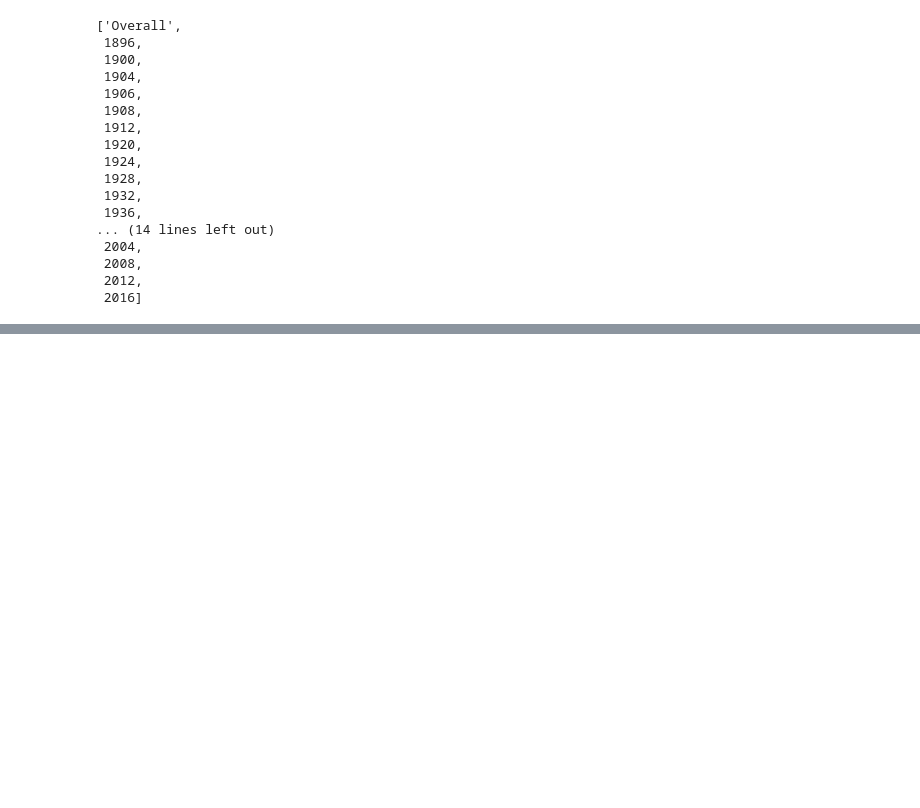
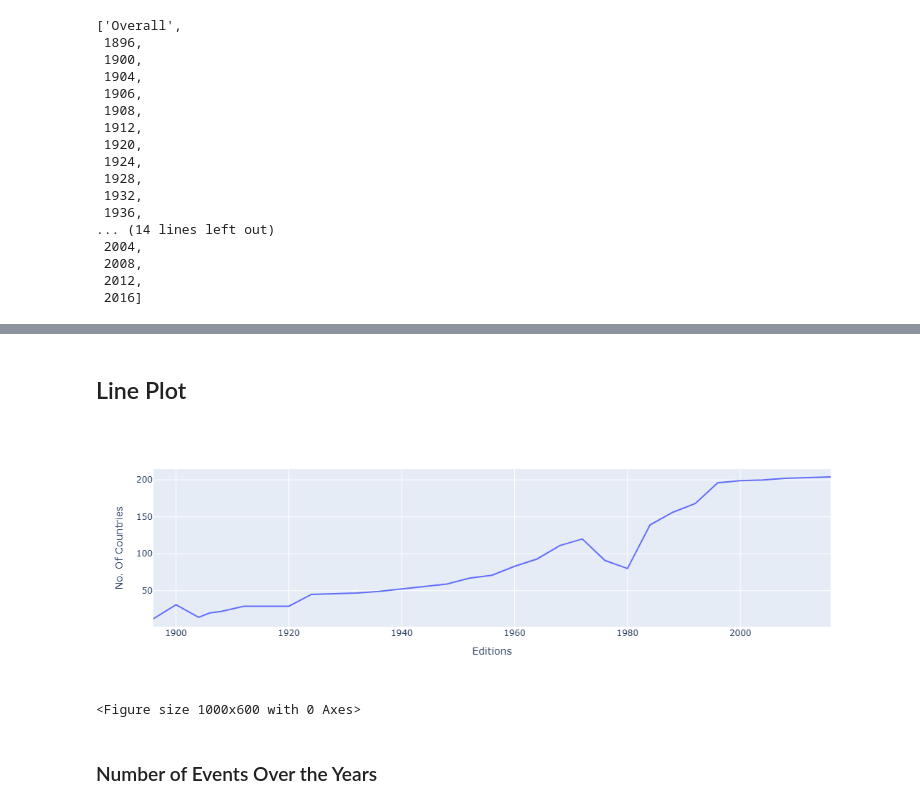
Before and after one commit to teja2909/Olympics-Data_Analysis, a Jupyter notebook: Olympics-Analysis.ipynb, the cells around one changed output, grey strips where cells are left out. Cells and saved outputs as stored; diff of their text form; code cells hidden in the pictures; blank space fills up the shorter version.

Commit message:
Completed Olympics analysis project with key insights and visualizations.

```diff
--- a/Olympics-Analysis.ipynb
+++ b/Olympics-Analysis.ipynb
@@ -284,0 +437,4 @@ country.insert(0, 'overall')
+# %%
+nations_overtime = df.drop_duplicates(['Year', 'region'])['Year'].value_counts().reset_index().sort_values('Year')
+# %%
+nations_overtime.rename(columns={'Year':'Editions', 'count':'No. Of Countries'}, inplace=True)
@@ -284,0 +461,2 @@ country.insert(0, 'overall')
+# %% [markdown]
+## Line Plot
@@ -284,0 +465,9 @@ country.insert(0, 'overall')
+# %%
+plt.figure(figsize=(10,6))
+fig = px.line(nations_overtime, x='Editions', y='No. Of Countries')
+fig.show()
+# %% [output]
+[figure, added]
+<Figure size 1000x600 with 0 Axes>
+# %% [markdown]
+### Number of Events Over the Years
```
Also changed, not shown: parts of 74 cells of this notebook, 7 other files.
